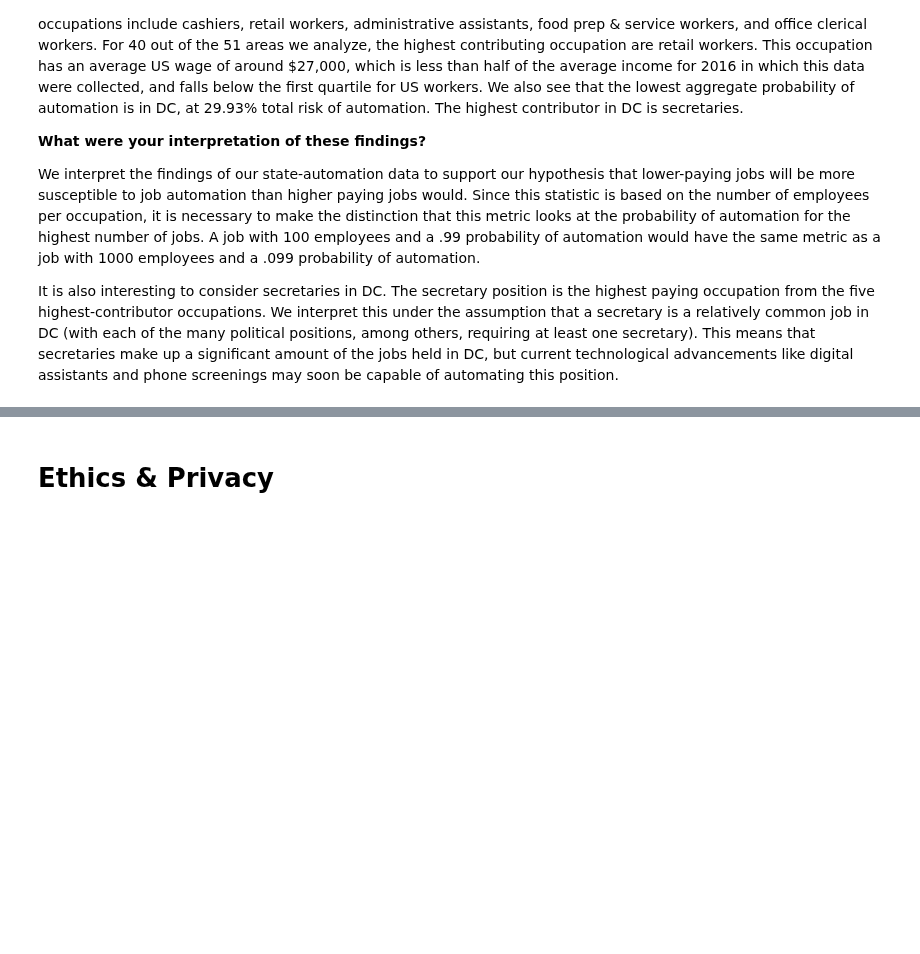
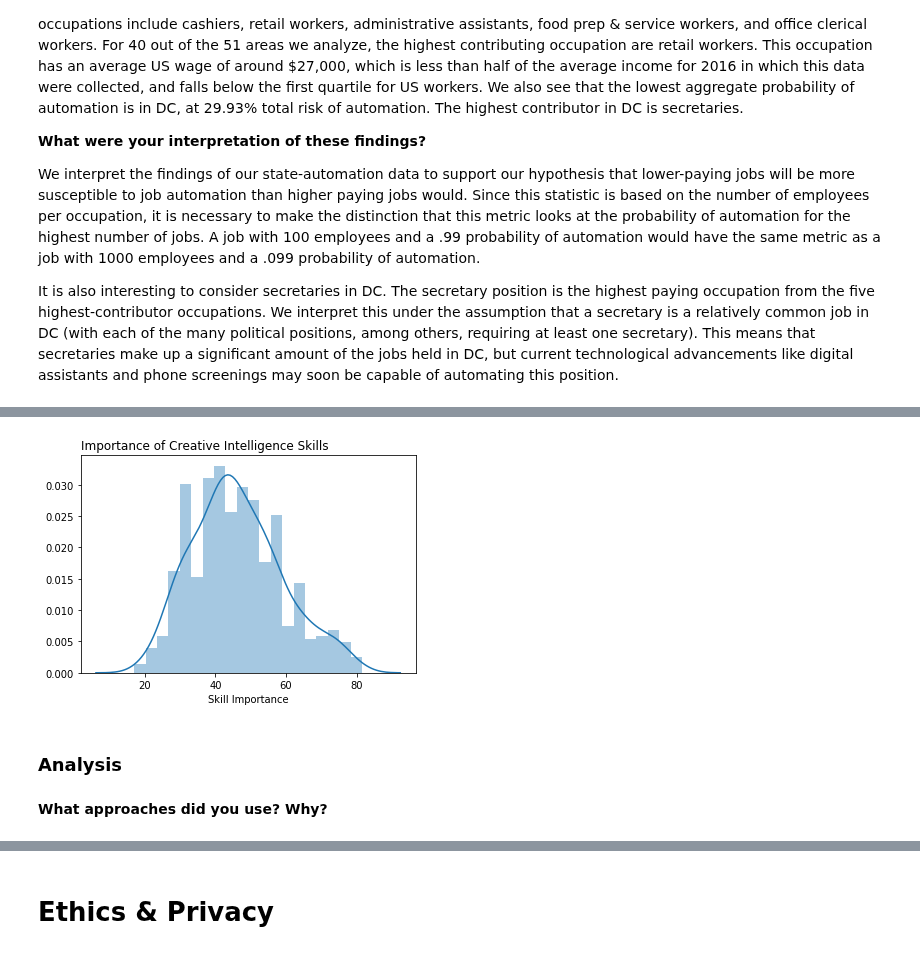
Before and after one commit to COGS108/group11_sp20, a Jupyter notebook: FinalProject_group11.ipynb, the cells around one changed output, grey strips where cells are left out. Saved outputs shown, nothing was run; the diff lists cells and outputs as text; code cells hidden in the pictures; blank space fills up the shorter version.

```diff
--- a/FinalProject_group11.ipynb
+++ b/FinalProject_group11.ipynb
@@ -657,0 +678,12 @@ It is also interesting to consider secretaries in DC. The secretary position is
+# %%
+#Distribution of Social Intelligence Importance among jobs
+sns.distplot(df_prob_h.Social_Intelligence, bins=20)
+plt.xlabel('Skill Importance')
+plt.title('Importance of Creative Intelligence Skills', loc='left')
+plt.show()
+# %% [output]
+[figure, added]
+# %% [markdown]
+### Analysis
+# %% [markdown]
+**What approaches did you use? Why?**
```
Also changed, not shown: parts of 16 cells of this notebook.
